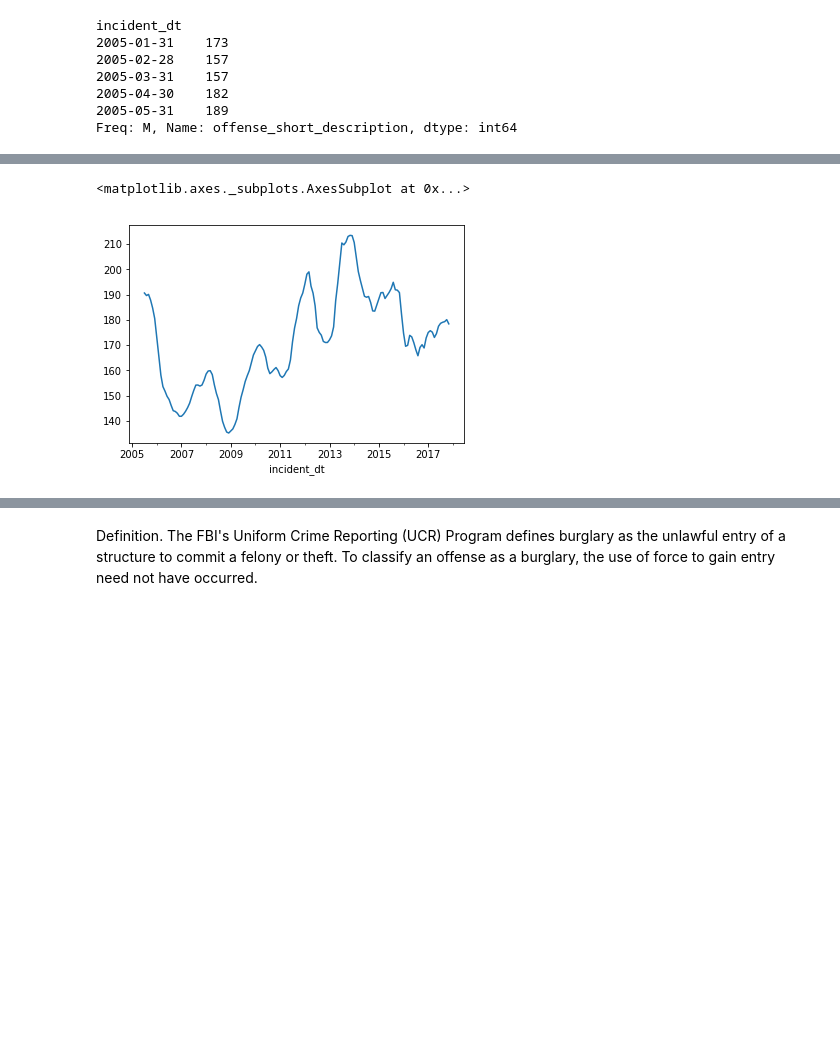
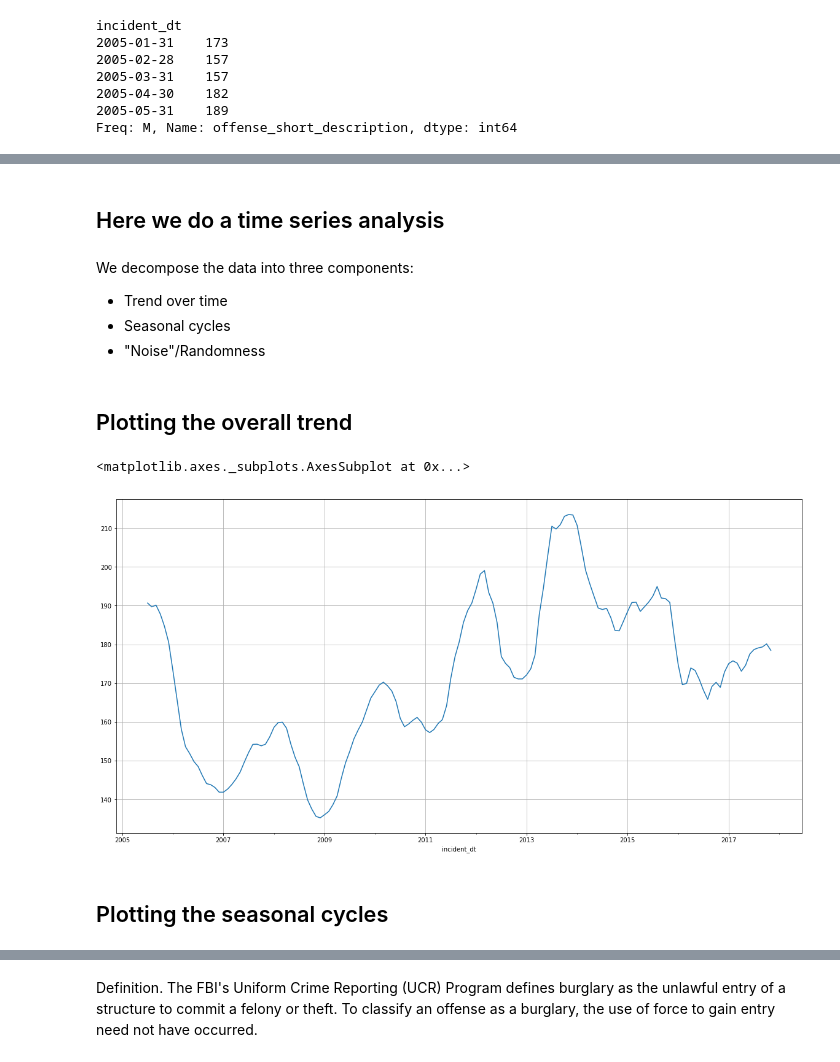
Before and after one commit to lotusflyer/ash_pub_safety, a Jupyter notebook: initial_exploration_pub_safe.ipynb, the cells around one changed output, grey strips where cells are left out. Cells and saved outputs as stored; diff of their text form; code cells hidden in the pictures; blank space fills up the shorter version.

Commit message:
more detailed analysis

```diff
--- a/initial_exploration_pub_safe.ipynb
+++ b/initial_exploration_pub_safe.ipynb
@@ -13,0 +12,2 @@ from statsmodels.graphics.tsaplots import plot_acf
+# %%
+plt.rcParams['figure.figsize'] = (20.0, 10.0)
@@ -14,5 +16,5 @@ from statsmodels.graphics.tsaplots import plot_acf
 # %%
-df = pd.read_csv("APD_Public_Incident_Data__Crime_Locations.csv", parse_dates=True)
+df = pd.read_csv("APD_Public_Incident_Data__Crime_Locations.csv")
 # %%
 df.head()
 # %% [output]
@@ -100,8 +103,19 @@ larceny_monthly_counts.plot()
+# %% [markdown]
+## Here we do a time series analysis
+# %% [markdown]
+We decompose the data into three components:
+- Trend over time
+- Seasonal cycles
+- "Noise"/Randomness
 # %%
 larceny_result_add = seasonal_decompose(larceny_monthly_counts, model='additive')
+# %% [markdown]
+## Plotting the overall trend
 # %%
-larceny_result_add.trend.plot()
+larceny_result_add.trend.plot(grid=True)
 # %% [output]
 <matplotlib.axes._subplots.AxesSubplot at 0x...>
-[figure, old version]
+[figure, new version]
+# %% [markdown]
+## Plotting the seasonal cycles
 # %%
```
Also changed, not shown: parts of 45 cells of this notebook.
